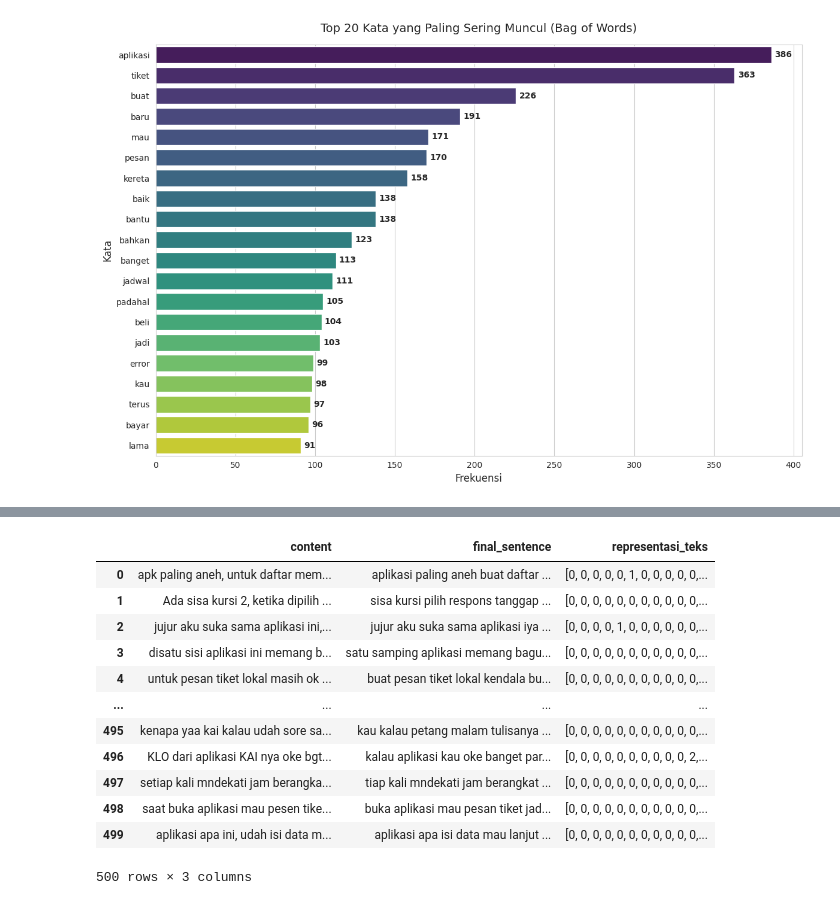
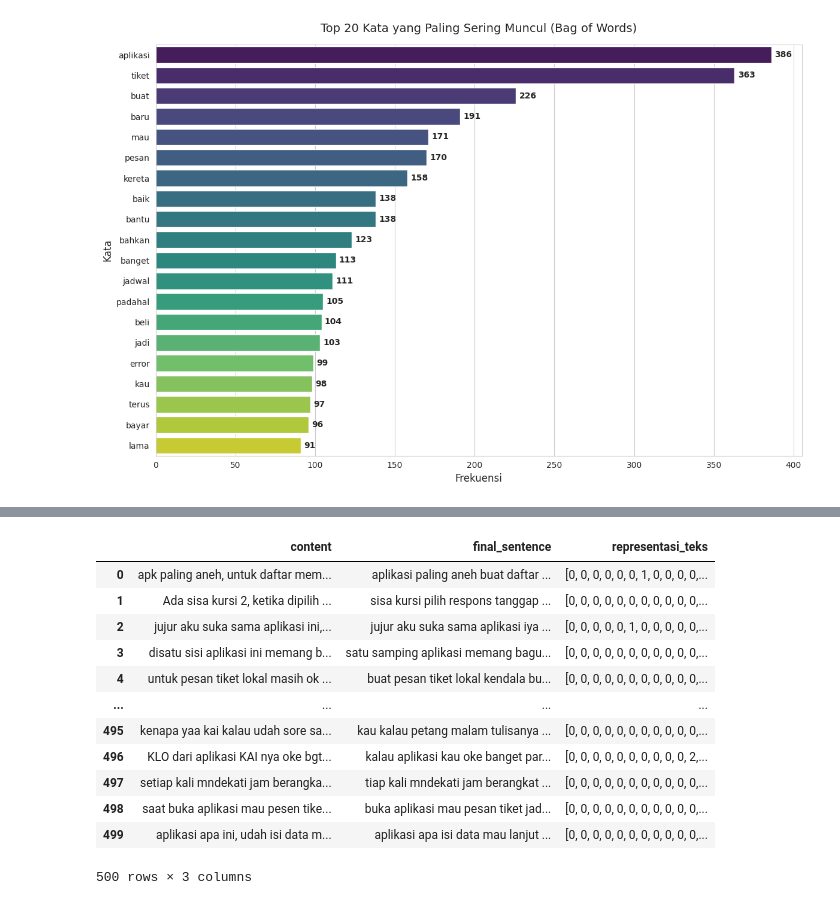
Before and after one commit to AhmadMugiar/Materi_Pertemuan2_AsistenPraktikum_SBD, a Jupyter notebook: Prak_SBD_Nama.ipynb, the cells around one changed output, grey strips where cells are left out. Cells and saved outputs as stored; diff of their text form; code cells hidden in the pictures.

```diff
--- a/Prak_SBD_Nama.ipynb
+++ b/Prak_SBD_Nama.ipynb
@@ -751,14 +753,16 @@ Passing `palette` without assigning `hue` is deprecated and will be removed in v
 df = df_prak4.dropna(subset=['final_sentence']).reset_index(drop=True)
 teks = df['final_sentence']
 
-vec_before = CountVectorizer(
+vec = CountVectorizer(
+    min_df=2,            # buang kata yang muncul di kurang dari 2 dokumen (kata langka/typo)
+    max_df=0.8,          # buang kata yang muncul di atas 80% dokumen (kata umum)
     max_features=1000,   # batasi maksimal 1000 kata paling sering
-    ngram_range=(1, 1),  # (1,1) = kata tunggal; (1,2) = kata tunggal + pasangan kata
+    ngram_range=(1, 2),  # (1,1) = kata tunggal; (1,2) = kata tunggal + pasangan kata
 )
 
-X_before = vec_before.fit_transform(teks)
+X = vec.fit_transform(teks)
 
-print("Bentuk matriks (dokumen, kata):", X_before.shape)
+print("Bentuk matriks (dokumen, kata):", X.shape)
 print("Jumlah kata di kosakata      :", len(vec.get_feature_names_out()))
 # %% [output]
 Bentuk matriks (dokumen, kata): (500, 1000)
@@ -829,15 +824,15 @@ print(X_baru.toarray())
 # %%
 df = df_prak4.dropna(subset=['final_sentence']).reset_index(drop=True)
 
-X = vec_after.fit_transform(df['final_sentence'])
+X = vec.fit_transform(df['final_sentence'])
 posisi = df.columns.get_loc('final_sentence') + 1
 df.insert(posisi, 'representasi_teks', X.toarray().tolist())
 df
 # %% [output]
 |  | content | final_sentence | representasi_teks |
-| 0 | apk paling aneh, untuk daftar mem... | aplikasi paling aneh buat daftar ... | [0, 0, 0, 0, 0, 1, 0, 0, 0, 0, 0,... |
+| 0 | apk paling aneh, untuk daftar mem... | aplikasi paling aneh buat daftar ... | [0, 0, 0, 0, 0, 0, 1, 0, 0, 0, 0,... |
 | 1 | Ada sisa kursi 2, ketika dipilih ... | sisa kursi pilih respons tanggap ... | [0, 0, 0, 0, 0, 0, 0, 0, 0, 0, 0,... |
-| 2 | jujur aku suka sama aplikasi ini,... | jujur aku suka sama aplikasi iya ... | [0, 0, 0, 0, 1, 0, 0, 0, 0, 0, 0,... |
+| 2 | jujur aku suka sama aplikasi ini,... | jujur aku suka sama aplikasi iya ... | [0, 0, 0, 0, 0, 1, 0, 0, 0, 0, 0,... |
 | 3 | disatu sisi aplikasi ini memang b... | satu samping aplikasi memang bagu... | [0, 0, 0, 0, 0, 0, 0, 0, 0, 0, 0,... |
 | 4 | untuk pesan tiket lokal masih ok ... | buat pesan tiket lokal kendala bu... | [0, 0, 0, 0, 0, 0, 0, 0, 0, 0, 0,... |
 | ... | ... | ... | ... |
```
Also changed, not shown: parts of 10 cells of this notebook.
